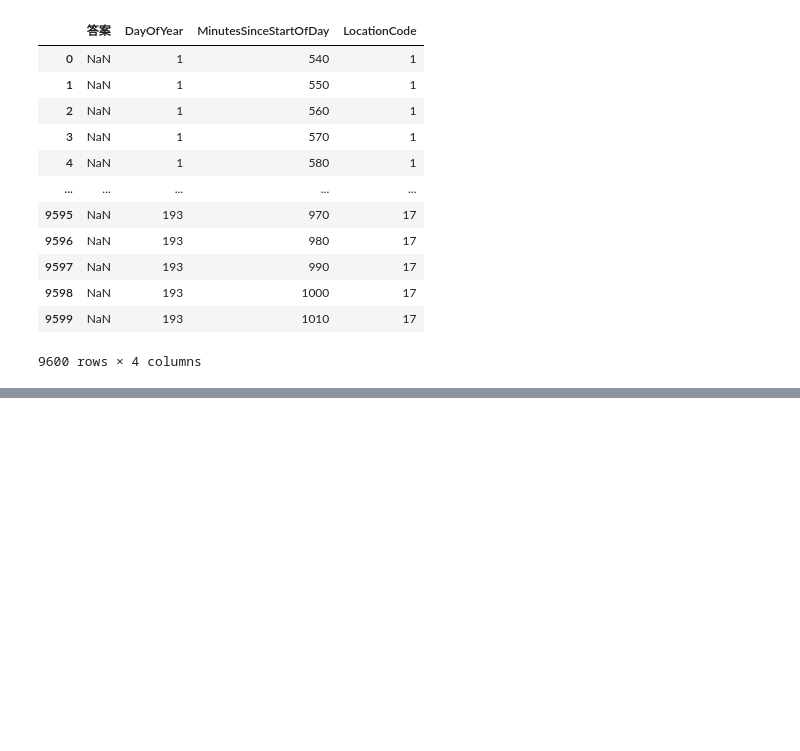
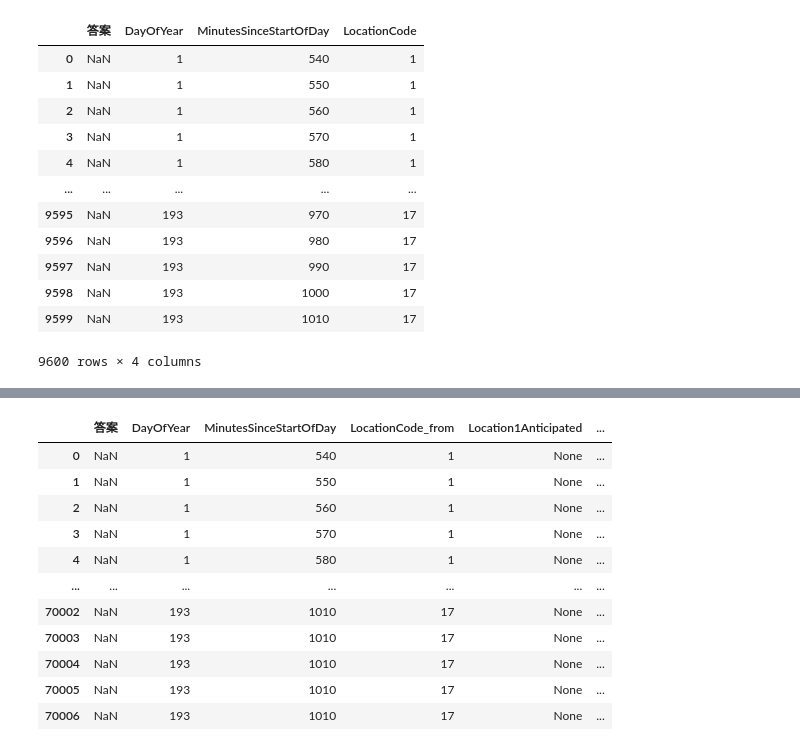
Before and after one commit to tsengcat/2024fall-ds-cp2-tseng, a Jupyter notebook: combination_model.ipynb, the cells around one changed output, grey strips where cells are left out. Saved outputs shown, nothing was run; the diff lists cells and outputs as text; code cells hidden in the pictures; blank space fills up the shorter version.

```diff
--- a/combination_model.ipynb
+++ b/combination_model.ipynb
@@ -488,0 +329,71 @@ Index(['答案', 'DayOfYear', 'MinutesSinceStartOfDay', 'Location1Anticipated',
+# %%
+import ipdb
+
+if 'LocationCode_x' in merged.columns and 'LocationCode_y' in merged.columns:
+    # 重命名以避免混淆
+    merged.rename(columns={'LocationCode_x': 'LocationCode_from', 'LocationCode_y': 'LocationCode_to'}, inplace=True)
+
+# 確保特徵欄位存在
+expected_columns = [
+    'LocationCode_to',
+    'WindSpeed(m/s)',
+    'Pressure(hpa)',
+    'Temperature(°C)',
+    'Humidity(%)',
+    'Sunlight(Lux)',
+    'Power(mW)',
+    'DayOfYear',
+    'MinutesSinceStartOfDay'
+]
+
+# 處理 merged 的數值型資料
+merged_numeric = merged.drop(columns=['DateTime', 'anticipated_power', '答案'], errors='ignore')
+merged_numeric = merged_numeric.apply(pd.to_numeric, errors='coerce')
+merged_numeric = merged_numeric.drop(
+    columns=[col for col in merged_numeric.columns if col.startswith('Location') and col.endswith('Anticipated')],
+    errors='ignore'
+)
+
+
+# 確保 merged 的數值型資料包含預期欄位
+for col in expected_columns:
+    if col not in merged_numeric.columns:
+        raise ValueError(f"缺少必要的特徵欄位: {col}")
+
+# 初始化所有預測欄位
+for i in range(1, 18):
+    merged[f'Location{i}Anticipated'] = None
+print(merged_numeric.columns)
+# 基於 LocationCode 處理資料
+for location_from in merged_numeric['LocationCode_from'].unique():
+    for location_to in question['LocationCode'].unique():
+        if location_from == location_to:
+            continue  # 略過相同的 LocationCode
+
+        # 提取來源特徵資料，將 LocationCode_from 改為 LocationCode 僅限於 feats 中
+
+        feats = merged_numeric[(merged_numeric['LocationCode_from'] == location_from) & (merged_numeric['LocationCode_to'] == location_to)].copy()
+        feats = feats[expected_columns]
+
+        feats.rename(columns={'LocationCode_to': 'LocationCode'}, inplace=True)
+
+
+        # 檢查模型是否存在
+        model_key = (location_to, location_from)
+        if model_key not in models:
+            continue  # 跳過無模型的組合
+
+        # 使用模型進行預測
+        predictions = models[model_key].predict(feats)
+
+        # 填入對應欄位
+        merged.loc[(merged_numeric['LocationCode_from'] == location_from) & (merged_numeric['LocationCode_to'] == location_to), f'Location{location_to}Anticipated'] = predictions.astype(float)
+
+# 將結果回寫到 question
+
+
+# 最終結果
+print(merged.columns)
+print(merged.shape)
+merged
+# %% [output]
@@ -488,0 +416,12 @@ Index(['答案', 'DayOfYear', 'MinutesSinceStartOfDay', 'Location1Anticipated',
+|  | 答案 | DayOfYear | MinutesSinceStartOfDay | LocationCode_from | Location1Anticipated | ... |
+| 0 | NaN | 1 | 540 | 1 | None | ... |
+| 1 | NaN | 1 | 550 | 1 | None | ... |
+| 2 | NaN | 1 | 560 | 1 | None | ... |
+| 3 | NaN | 1 | 570 | 1 | None | ... |
+| 4 | NaN | 1 | 580 | 1 | None | ... |
+| ... | ... | ... | ... | ... | ... | ... |
+| 70002 | NaN | 193 | 1010 | 17 | None | ... |
+| 70003 | NaN | 193 | 1010 | 17 | None | ... |
+| 70004 | NaN | 193 | 1010 | 17 | None | ... |
+| 70005 | NaN | 193 | 1010 | 17 | None | ... |
+| 70006 | NaN | 193 | 1010 | 17 | None | ... |
```
Also changed, not shown: parts of 21 cells of this notebook, 2 other files.
